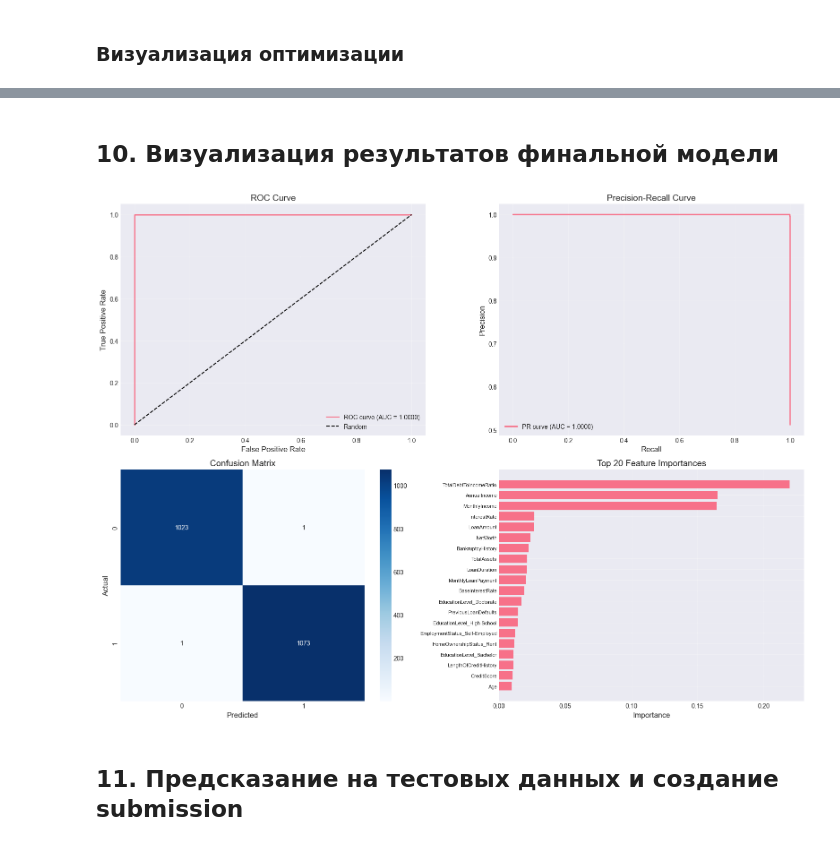
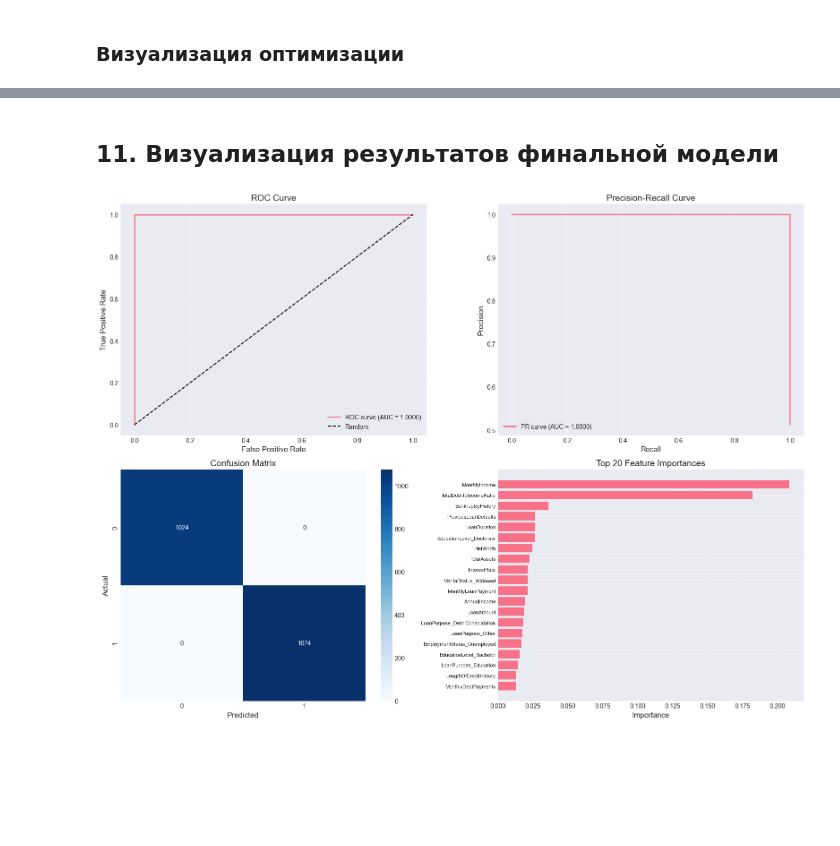
Before and after one commit to NikitaKoros/ml-5-sem, a Jupyter notebook: lab2/lab2.ipynb, the cells around one changed output, grey strips where cells are left out. Saved outputs shown, nothing was run; the diff lists cells and outputs as text; code cells hidden in the pictures; blank space fills up the shorter version.

```diff
--- a/lab2/lab2.ipynb
+++ b/lab2/lab2.ipynb
@@ -866,0 +881,24 @@ plt.show()
+# %%
+y_final_proba = final_model.predict_proba(X_val)[:, 1]
+y_final_pred = (y_final_proba >= 0.5).astype(int)
+
+print(f"ROC-AUC:   {roc_auc_score(y_val, y_final_proba):.6f}")
+print(f"Accuracy:  {accuracy_score(y_val, y_final_pred):.6f}")
+print(f"Precision: {precision_score(y_val, y_final_pred):.6f}")
+print(f"Recall:    {recall_score(y_val, y_final_pred):.6f}")
+print(f"F1-score:  {f1_score(y_val, y_final_pred):.6f}")
+
+y_test_proba = final_model.predict_proba(test_data)[:, 1]
+y_test_pred = (y_test_proba >= 0.5).astype(int)
+
+submission = pd.DataFrame({
+    'ID': test_ids,
+    'LoanApproved': y_test_pred
+})
+submission.to_csv('submission.csv', index=False)
+
+print(f"\nSubmission файл сохранен как submission.csv")
+print(f"Размер: {submission.shape}")
+print(submission.head())
+print(f"\nРаспределение предсказаний:")
+print(submission['LoanApproved'].value_counts())
@@ -867,10 +926,10 @@ plt.show()
 # %% [markdown]
-## 10. Визуализация результатов финальной модели
+## 11. Визуализация результатов финальной модели
 # %%
 fig, axes = plt.subplots(2, 2, figsize=(16, 12))
 
-fpr, tpr, thresholds_roc = roc_curve(y_val, y_val_proba)
-roc_auc = roc_auc_score(y_val, y_val_proba)
+fpr, tpr, thresholds_roc = roc_curve(y_val, y_final_proba)
+roc_auc = roc_auc_score(y_val, y_final_proba)
 axes[0, 0].plot(fpr, tpr, label=f'ROC curve (AUC = {roc_auc:.4f})', linewidth=2)
 axes[0, 0].plot([0, 1], [0, 1], 'k--', label='Random')
 axes[0, 0].set_xlabel('False Positive Rate', fontsize=12)
@@ -879,42 +938,40 @@ axes[0, 0].set_title('ROC Curve', fontsize=14)
 axes[0, 0].legend(fontsize=10)
 axes[0, 0].grid(True, alpha=0.3)
 
-precision_curve, recall_curve, thresholds_pr = precision_recall_curve(y_val, y_val_proba)
-pr_auc = average_precision_score(y_val, y_val_proba)
+precision_curve, recall_curve, thresholds_pr = precision_recall_curve(y_val, y_final_proba)
+pr_auc = average_precision_score(y_val, y_final_proba)
 axes[0, 1].plot(recall_curve, precision_curve,
                 label=f'PR curve (AUC = {pr_auc:.4f})', linewidth=2)
 axes[0, 1].set_xlabel('Recall', fontsize=12)
 axes[0, 1].set_ylabel('Precision', fontsize=12)
 axes[0, 1].set_title('Precision-Recall Curve', fontsize=14)
 axes[0, 1].legend(fontsize=10)
 axes[0, 1].grid(True, alpha=0.3)
 
-cm = confusion_matrix(y_val, y_val_pred)
+cm = confusion_matrix(y_val, y_final_pred)
 sns.heatmap(cm, annot=True, fmt='d', cmap='Blues', ax=axes[1, 0])
 axes[1, 0].set_xlabel('Predicted', fontsize=12)
 axes[1, 0].set_ylabel('Actual', fontsize=12)
 axes[1, 0].set_title('Confusion Matrix', fontsize=14)
 
 if hasattr(final_model, 'feature_importances_'):
     importances = final_model.feature_importances_
     indices = np.argsort(importances)[-20:]
 
     feature_names = X.columns.tolist()
 
     axes[1, 1].barh(range(len(indices)), importances[indices])
     axes[1, 1].set_yticks(range(len(indices)))
     axes[1, 1].set_yticklabels([feature_names[i] for i in indices], fontsize=8)
     axes[1, 1].set_xlabel('Importance', fontsize=12)
     axes[1, 1].set_title('Top 20 Feature Importances', fontsize=14)
     axes[1, 1].grid(True, alpha=0.3)
 else:
     axes[1, 1].text(0.5, 0.5, 'Feature importances not available',
                     ha='center', va='center', fontsize=14)
     axes[1, 1].axis('off')
 
 plt.tight_layout()
 plt.show()
 # %% [output]
-[figure, old version]
+[figure, new version]
-# %% [markdown]
-## 11. Предсказание на тестовых данных и создание submission
```
Also changed, not shown: parts of 5 cells of this notebook, 1 other file.
